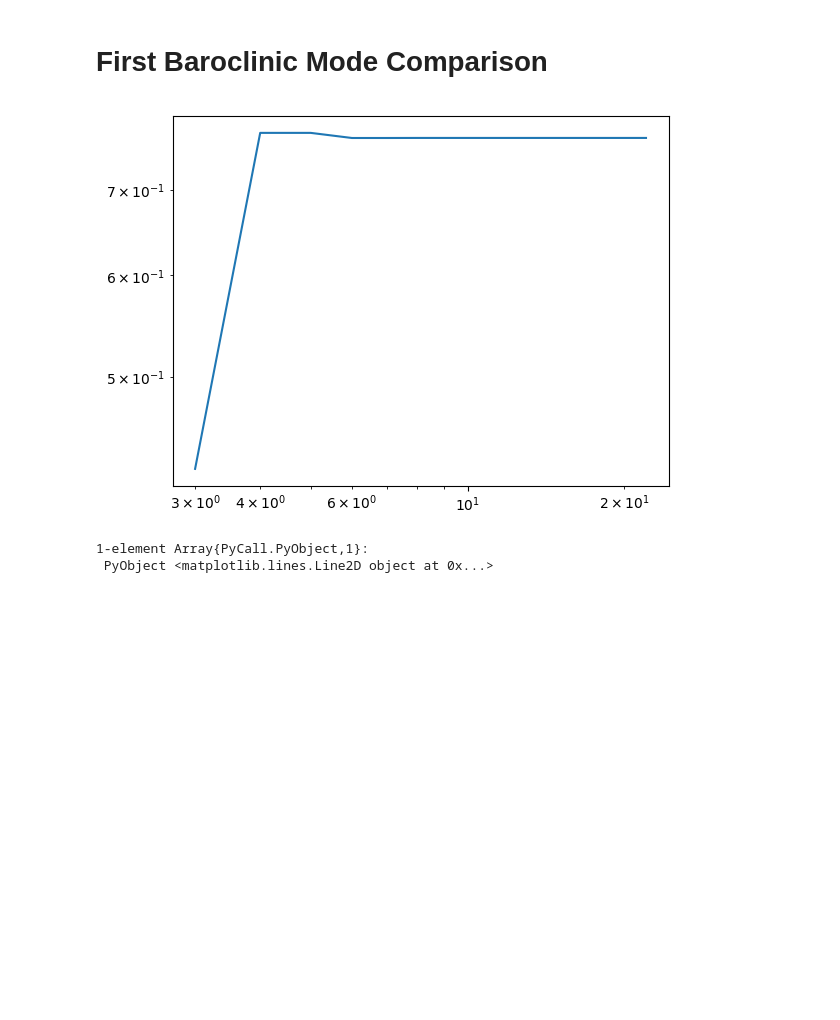
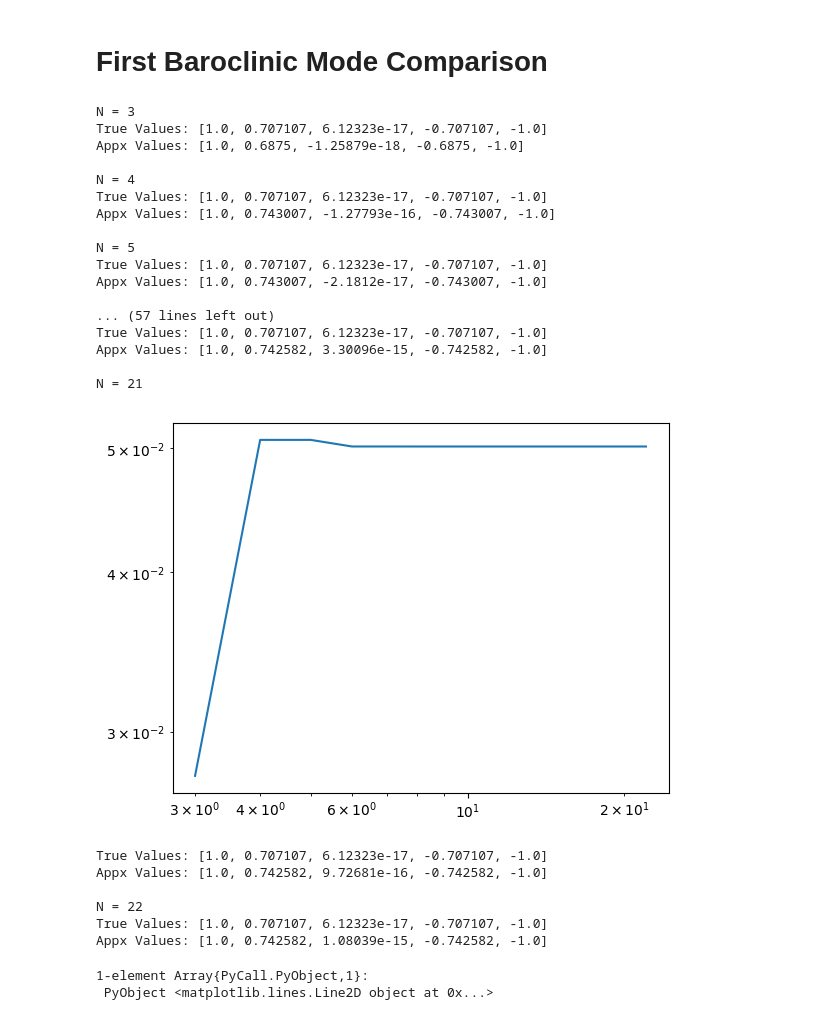
Before and after one commit to mwatwood-cu/QG-Galerkin, a Jupyter notebook: Julia Coefficients.ipynb, the cells around one changed output. Cells and saved outputs as stored; diff of their text form; code cells hidden in the pictures; blank space fills up the shorter version.

```diff
--- a/Julia Coefficients.ipynb
+++ b/Julia Coefficients.ipynb
@@ -340,39 +340,63 @@ function computeFirstBaroclinicError(matrixSize, trueFirstFuction, stepsZeroToOn
     LGL = (G\L)/(G')
     eigenObject = eigfact(LGL)
     e_vectors = eigenObject[:vectors]
     e_values = eigenObject[:values]
     minimumNonZero = minimum(filter!(isNonZero,e_values))
     index = findfirst(e_values, minimumNonZero)
     neededEVector = e_vectors[:,index]
     #println(neededEVector)
     normalizationFactor = 1/galerkin_p_psi_print(matrixSize, neededEVector, 0.)
 
     #Calculate Error
     z = linspace(0,1,stepsZeroToOne)
     real = trueFirstFuction(z)
     estimate = galerkin_p_psi_print(matrixSize, neededEVector*normalizationFactor, z)
-    #println(real)
-    #println(estimate)
+    println("True Values: $real")
+    println("Appx Values: $estimate")
+    println()
     sumError = 0.
     for i=1:length(z)
         sumError += abs2(real[i]-estimate[i])
     end
     totalError = sqrt(sumError)
     return totalError
 end
 
 #computeFirstBaroclinicError(15, firstBaroclinic, 10)
 
 errors = zeros(20)
 nValues = 3:22;
 for i =nValues
-    #println("N = $i")
-    errors[i-2] = computeFirstBaroclinicError(i, firstBaroclinic, 1000)
+    println("N = $i")
+    errors[i-2] = computeFirstBaroclinicError(i, firstBaroclinic, 5)
     #println()
 end
-plot
-loglog(3:22, errors)
+#plot(nValues,errors)
+loglog(nValues, errors)
 # %% [output]
+N = 3
+True Values: [1.0, 0.707107, 6.12323e-17, -0.707107, -1.0]
+Appx Values: [1.0, 0.6875, -1.25879e-18, -0.6875, -1.0]
+
+N = 4
+True Values: [1.0, 0.707107, 6.12323e-17, -0.707107, -1.0]
+Appx Values: [1.0, 0.743007, -1.27793e-16, -0.743007, -1.0]
+
+N = 5
+True Values: [1.0, 0.707107, 6.12323e-17, -0.707107, -1.0]
+Appx Values: [1.0, 0.743007, -2.1812e-17, -0.743007, -1.0]
+
+... (57 lines left out)
+True Values: [1.0, 0.707107, 6.12323e-17, -0.707107, -1.0]
+Appx Values: [1.0, 0.742582, 3.30096e-15, -0.742582, -1.0]
+
+N = 21
-[figure, old version]
+[figure, new version]
-1-element Array{PyCall.PyObject,1}:
- PyObject <matplotlib.lines.Line2D object at 0x...>
+True Values: [1.0, 0.707107, 6.12323e-17, -0.707107, -1.0]
+Appx Values: [1.0, 0.742582, 9.72681e-16, -0.742582, -1.0]
+
+N = 22
+True Values: [1.0, 0.707107, 6.12323e-17, -0.707107, -1.0]
+Appx Values: [1.0, 0.742582, 1.08039e-15, -0.742582, -1.0]
+1-element Array{PyCall.PyObject,1}:
+ PyObject <matplotlib.lines.Line2D object at 0x...>
```
